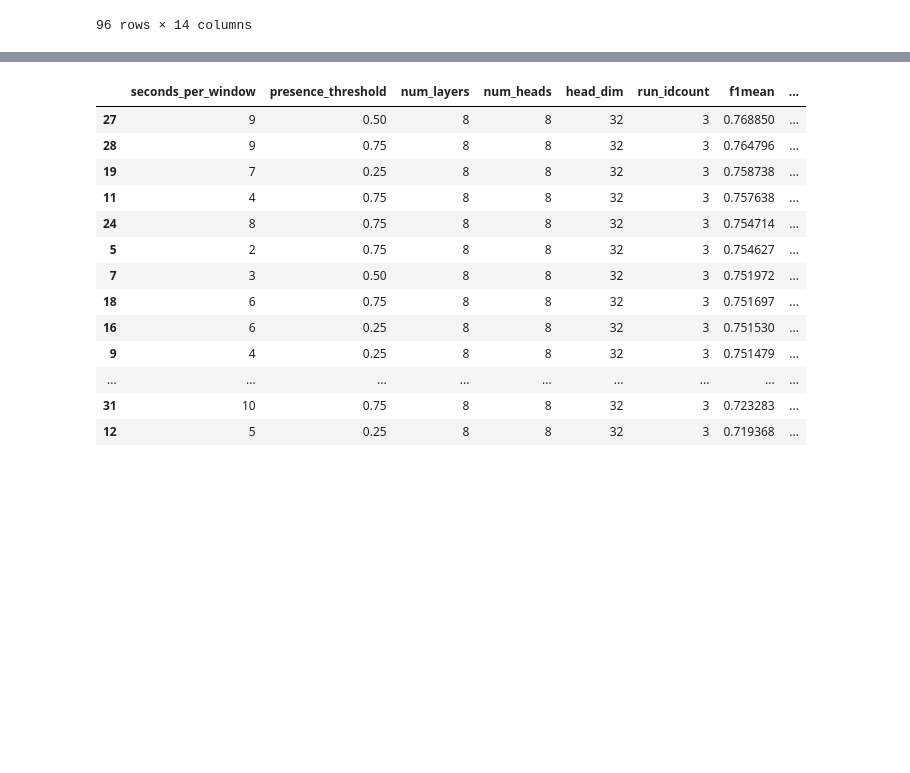
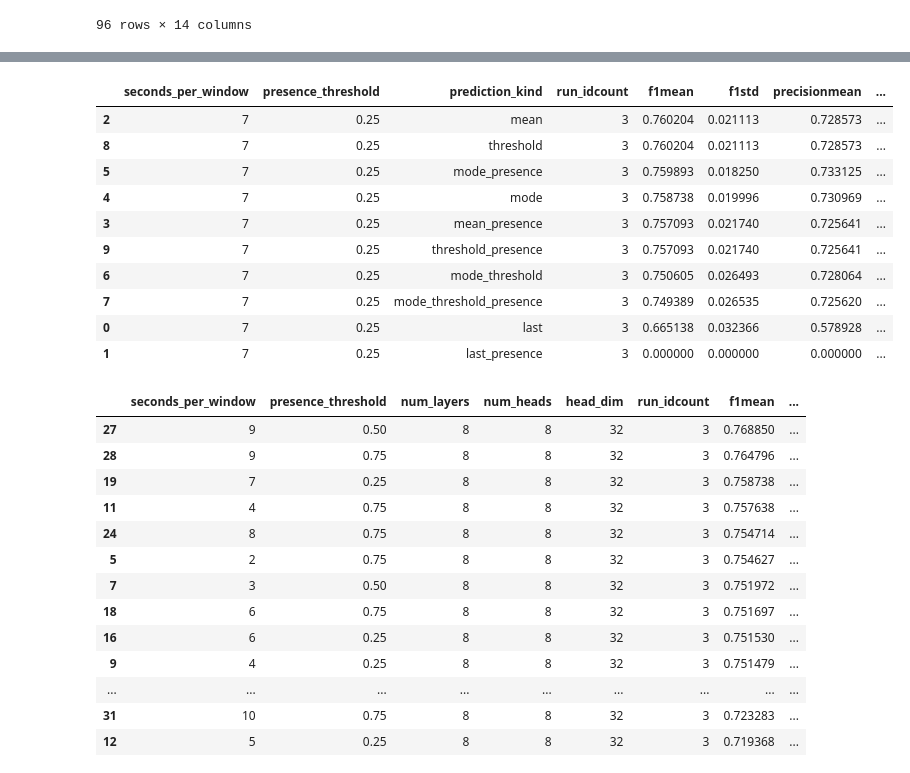
Before and after one commit to cosmaadrian/multimodal-depression-from-video, a Jupyter notebook: notebooks/evaluation.ipynb, the cells around one changed output, grey strips where cells are left out. Cells and saved outputs as stored; diff of their text form; code cells hidden in the pictures; blank space fills up the shorter version.

```diff
--- a/notebooks/evaluation.ipynb
+++ b/notebooks/evaluation.ipynb
@@ -172,3 +179,24 @@ json_all_preds
+# %%
+csv_preds_7sec_files = glob.glob('../results/temporal-dvlog-baseline-model-size-ablation/temporal-evaluator*test.csv')
+csv_preds_7sec = pd.concat([pd.read_csv(file) for file in csv_preds_7sec_files])
+csv_preds_7sec
+# %%
+grouped_7sec = csv_preds_7sec.groupby(['seconds_per_window', 'presence_threshold', 'prediction_kind']).agg(
+    {'run_id': 'count', 'f1': ['mean', 'std'], 'precision': ['mean', 'std'], 'recall': ['mean', 'std'], 'accuracy': ['mean', 'std']}).reset_index()
+grouped_7sec.columns = grouped_7sec.columns.map(''.join)
+grouped_7sec.sort_values(by=['f1mean'], ascending=False)
+# %% [output]
+|  | seconds_per_window | presence_threshold | prediction_kind | run_idcount | f1mean | f1std | precisionmean | ... |
+| 2 | 7 | 0.25 | mean | 3 | 0.760204 | 0.021113 | 0.728573 | ... |
+| 8 | 7 | 0.25 | threshold | 3 | 0.760204 | 0.021113 | 0.728573 | ... |
+| 5 | 7 | 0.25 | mode_presence | 3 | 0.759893 | 0.018250 | 0.733125 | ... |
+| 4 | 7 | 0.25 | mode | 3 | 0.758738 | 0.019996 | 0.730969 | ... |
+| 3 | 7 | 0.25 | mean_presence | 3 | 0.757093 | 0.021740 | 0.725641 | ... |
+| 9 | 7 | 0.25 | threshold_presence | 3 | 0.757093 | 0.021740 | 0.725641 | ... |
+| 6 | 7 | 0.25 | mode_threshold | 3 | 0.750605 | 0.026493 | 0.728064 | ... |
+| 7 | 7 | 0.25 | mode_threshold_presence | 3 | 0.749389 | 0.026535 | 0.725620 | ... |
+| 0 | 7 | 0.25 | last | 3 | 0.665138 | 0.032366 | 0.578928 | ... |
+| 1 | 7 | 0.25 | last_presence | 3 | 0.000000 | 0.000000 | 0.000000 | ... |
 # %%
 grouped_mode = json_all_preds.groupby(['seconds_per_window', 'presence_threshold', 'num_layers', 'num_heads', 'head_dim']).agg(
     {'run_id': 'count', 'f1': ['mean', 'std'], 'precision': ['mean', 'std'], 'recall': ['mean', 'std'], 'accuracy': ['mean', 'std']}).reset_index()
```
Also changed, not shown: parts of 1 cell of this notebook.
